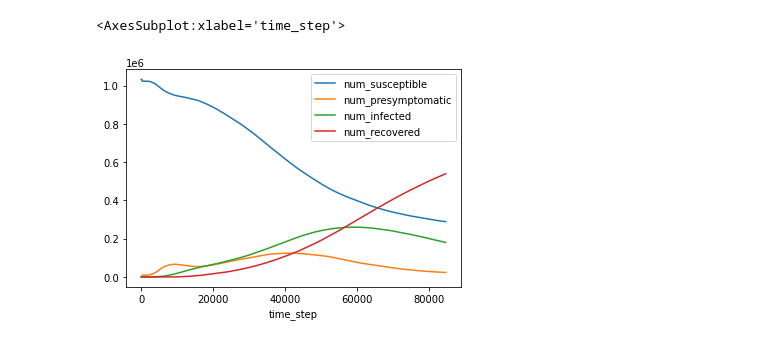
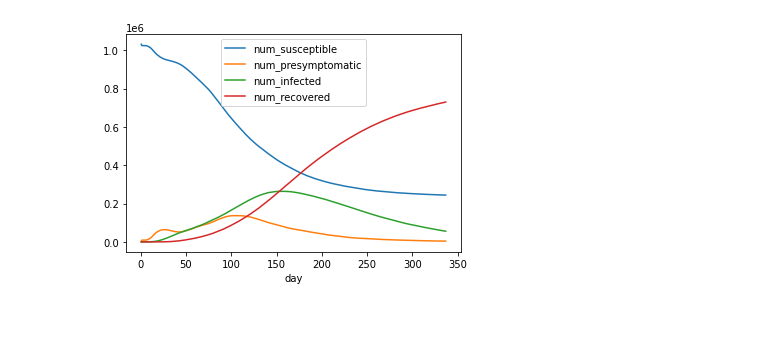
Before and after one commit to Alfred-Mountfield/outbreak-sim, a Jupyter notebook: python/report_reader.ipynb, the cells around one changed output. Cells and saved outputs as stored; diff of their text form; code cells hidden in the pictures.

Commit message:
Adding to parameters file in report, small tidying of report_reader.ipynb

```diff
--- a/python/report_reader.ipynb
+++ b/python/report_reader.ipynb
@@ -3,12 +3,12 @@ import json
 import pandas as pd
 import matplotlib.pyplot as plt
 # %%
-report_dir = "../reports/model_greater_manchester/1/"
-with open(report_dir + "parameters.json") as f:
-    parameters = json.load(f)
-report = pd.read_csv(report_dir + "report.csv")
-report['day'] = report['time_step'] / parameters['time_steps_per_day']
-report = report.set_index('day')
-report.drop('day', axis='columns', inplace=True)
-fig, ax = plt.subplots()
-report.plot(ax=ax)
+def parse_report(report_dir):
+    with open(report_dir + "parameters.json") as f:
+        parameters = json.load(f)
+    report = pd.read_csv(report_dir + "report.csv")
+    report['day'] = report['time_step'] / parameters['time_steps_per_day']
+    report = report.set_index('day')
+    report.drop('time_step', axis='columns', inplace=True)
+
+    return (parameters, report)
@@ -17,5 +15,4 @@ KeyError: "['day'] not found in axis"
 # %%
-report = pd.read_csv("../reports/model_tower_hamlets/2.csv")
-report = report.set_index('time_step')
-fig, ax = plt.subplots()
-report.plot(ax=ax)
+def graph_infections(report):
+    fig, ax = plt.subplots()
+    report.plot(ax=ax)
@@ -105,8 +19,5 @@ report2[['num_presymptomatic', 'num_infected', 'num_recovered']].plot(ax=ax)
-# %%
-report2 = pd.read_csv("../reports/model_greater_manchester/1.csv")
-report2 = report2.set_index('time_step')
-fig, ax = plt.subplots()
-report2.plot(ax=ax)
-# %% [output]
-<AxesSubplot:xlabel='time_step'>
-[figure, removed]
+# %%
+parameters, report = parse_report("../reports/model_greater_manchester/0/")
+graph_infections(report)
+# %% [output]
+[figure, added]
```
Also changed, not shown: parts of 13 cells of this notebook, 5 other files.
